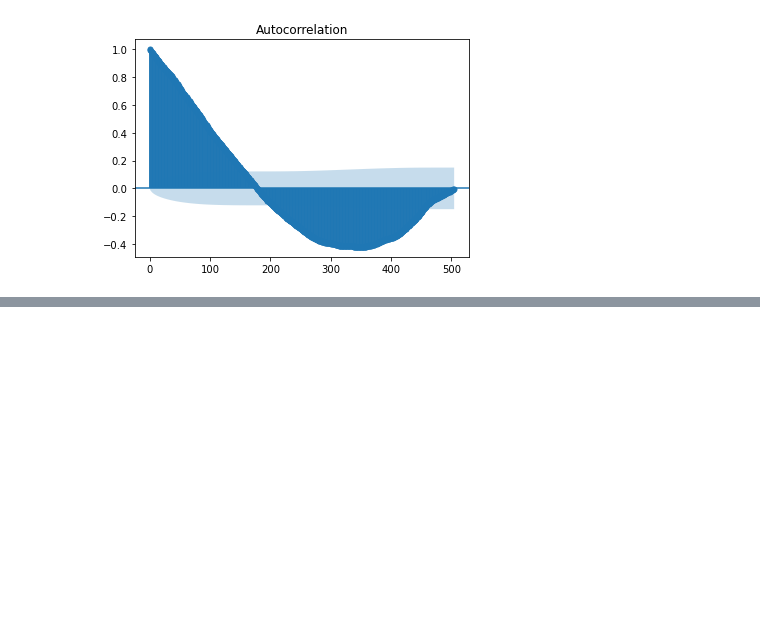
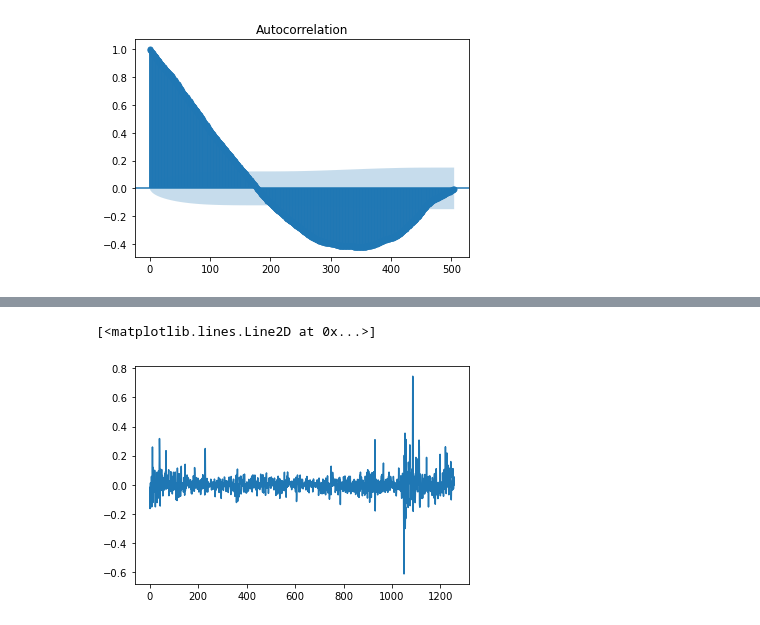
Before and after one commit to theheavygluon/Risk-Management-Course, a Jupyter notebook: Lecture 4 - Time Series Analysis.ipynb, the cells around one changed output, grey strips where cells are left out. Saved outputs shown, nothing was run; the diff lists cells and outputs as text; code cells hidden in the pictures; blank space fills up the shorter version.

```diff
--- a/Lecture 4 - Time Series Analysis.ipynb
+++ b/Lecture 4 - Time Series Analysis.ipynb
@@ -372,0 +376,7 @@ To-do list for next time:
+# %%
+XOM_price = np.array(get_stock_price('SM'))
+XOM_returns = [(XOM_price[i+1] - XOM_price[i])/XOM_price[i] for i in range(len(XOM_price) - 1)]
+plt.plot(XOM_returns)
+# %% [output]
+[<matplotlib.lines.Line2D at 0x...>]
+[figure, added]
```
Also changed, not shown: parts of 7 cells of this notebook.
